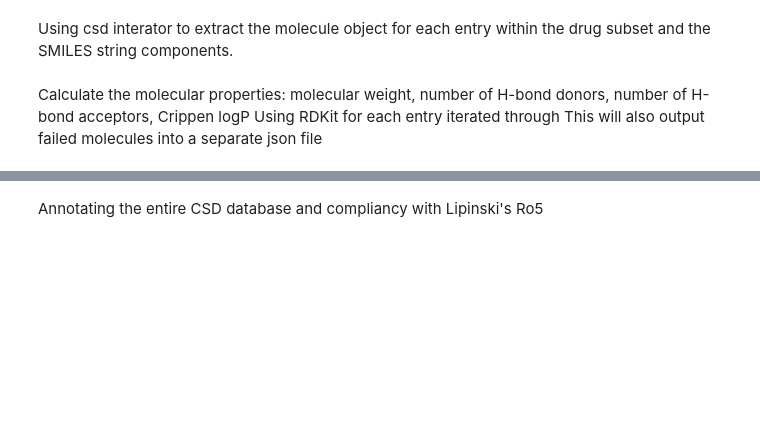
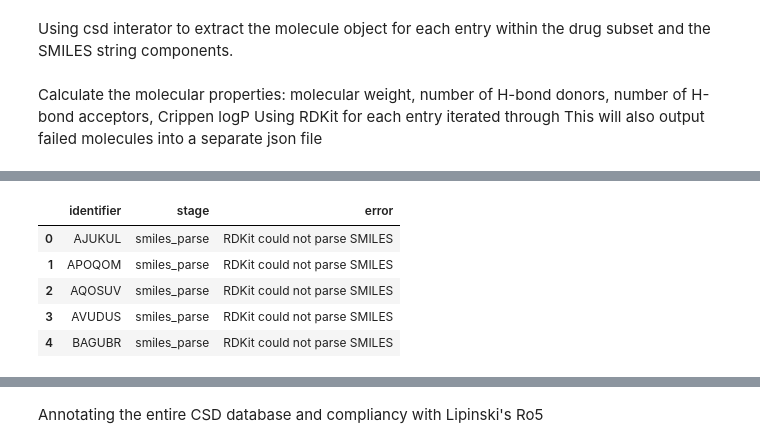
Before and after one commit to dtaverner/Sandpit_CCDC2, a Jupyter notebook: csd_lipinski_final.ipynb, the cells around one changed output, grey strips where cells are left out. Saved outputs shown, nothing was run; the diff lists cells and outputs as text; code cells hidden in the pictures; blank space fills up the shorter version.

Commit message:
Refactor CSD iterator and improve Lipinski analysis

```diff
--- a/csd_lipinski_final.ipynb
+++ b/csd_lipinski_final.ipynb
@@ -35,28 +42,45 @@ Using RDKit for each entry iterated through
 This will also output failed molecules into a separate json file
 # %%
 records = []
-for i, (identifier, smiles) in enumerate(csd_iterator()):
-    if not smiles: # Iterates over each entry in the database, if there is no SMIlES string, skip.
+failed_records = []
+
+for i, (identifier, smiles) in enumerate(csd_iterator(drug_reader)):
+
+    if not smiles:
+        failed_records.append({
+            "identifier": identifier,
+            "stage": "missing_smiles",
+            "error": "No SMILES available"
+        })
         continue
-    mol = Chem.MolFromSmiles(smiles) # If there is a SMILES string, generate an RDKit molecule object.
 
-    if not mol: # If RDKit cannot generate a molecule object from the SMILES string, skip.
+    mol = Chem.MolFromSmiles(smiles)
+
+    if mol is None:
+        failed_records.append({
+            "identifier": identifier,
+            "stage": "smiles_parse",
+            "error": "RDKit could not parse SMILES"
+        })
         continue
-    # it might be a good idea to create lists with failed molecules and the errors and dump them into separate json files when iteration is over
+
     logp_crippen = Descriptors.MolLogP(mol)
     mol_weight = Descriptors.ExactMolWt(mol)
     hb_donors = Descriptors.NumHDonors(mol)
     hb_acceptors = Descriptors.NumHAcceptors(mol)
 
-    record = {
+    records.append({
         "identifier": identifier,
         "smiles": smiles,
         "HBD": hb_donors,
         "HBA": hb_acceptors,
         "logP": logp_crippen,
         "MW": mol_weight,
-    }
-    records.append(record)
+    })
 
+# Generates separate records: sucessfully analysed compounds and molecules that failed during processing.
 df = pd.DataFrame(records)
-df.to_csv(drug_output)
+failed_df = pd.DataFrame(failed_records)
+
+df.to_csv(drug_output, index=False)
+failed_df.to_csv("failed_drug_properties.csv", index=False)
@@ -65,2 +114,11 @@ df.head()
+# %%
+failed_df.head()
+# %% [output]
+|  | identifier | stage | error |
+| 0 | AJUKUL | smiles_parse | RDKit could not parse SMILES |
+| 1 | APOQOM | smiles_parse | RDKit could not parse SMILES |
+| 2 | AQOSUV | smiles_parse | RDKit could not parse SMILES |
+| 3 | AVUDUS | smiles_parse | RDKit could not parse SMILES |
+| 4 | BAGUBR | smiles_parse | RDKit could not parse SMILES |
 # %%
 #could compare stats from separated components vs single SMILES strings for each entry
```
Also changed, not shown: parts of 6 cells of this notebook.
